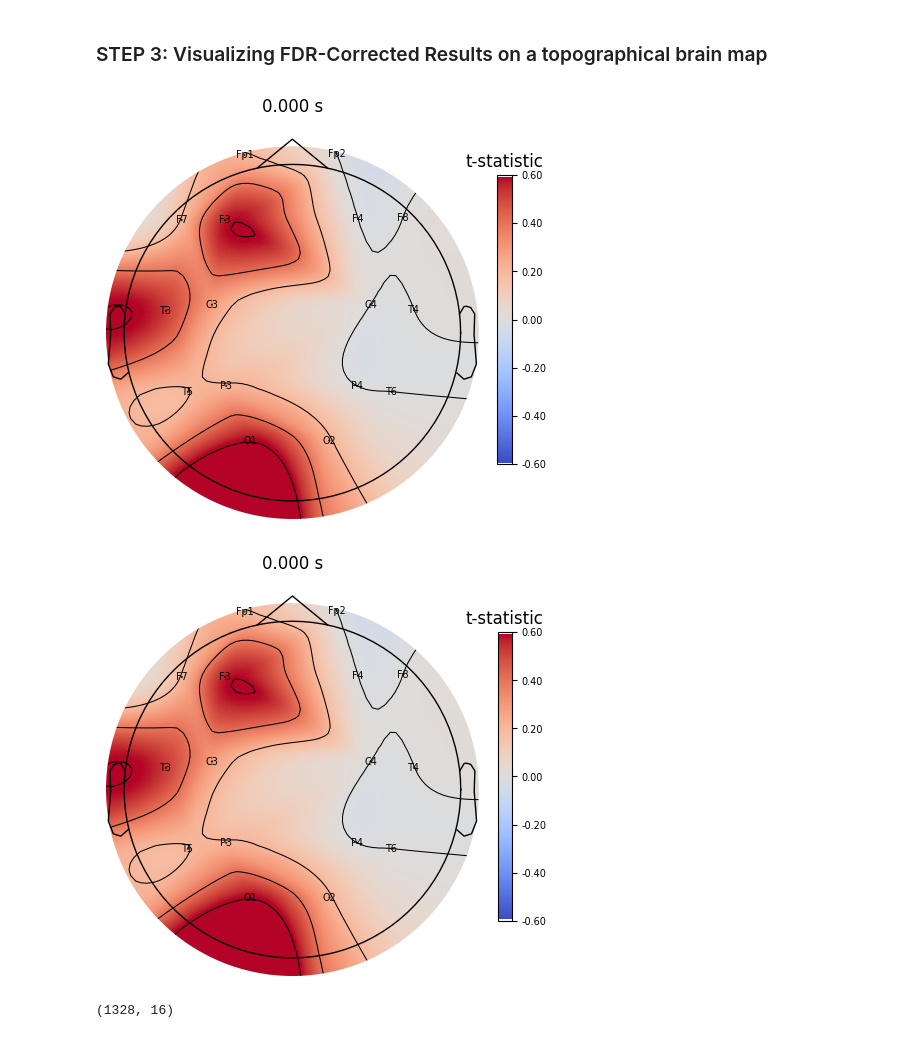
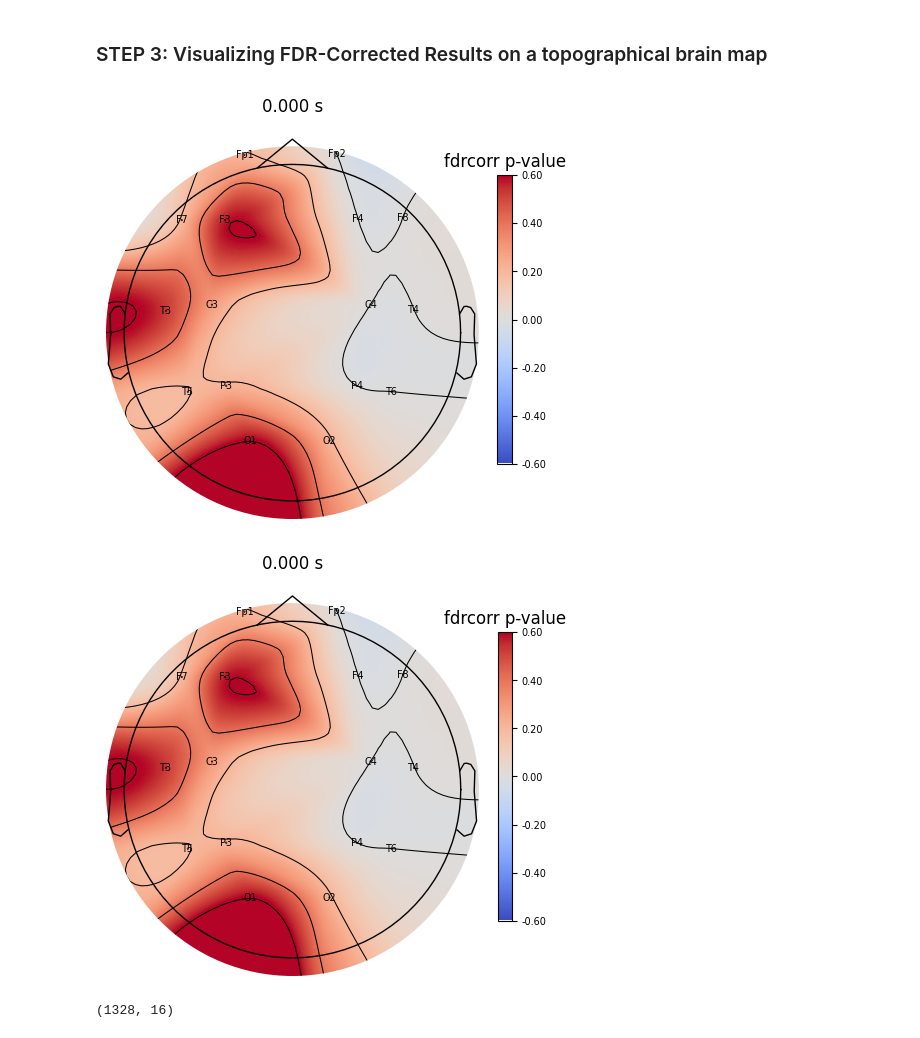
Before and after one commit to wachiii-q/brain-mdd, a Jupyter notebook: main.ipynb, the cells around one changed output. Cells and saved outputs as stored; diff of their text form; code cells hidden in the pictures.

```diff
--- a/main.ipynb
+++ b/main.ipynb
@@ -396,14 +409,14 @@ print(fdrSignificant)
 # %%
 channelNames = [channel.name for channel in ChannelMapping]
 channelTypes = ["eeg"] * len(channelNames)
 montage = mne.channels.make_standard_montage("standard_1020")
 info = mne.create_info(channelNames, MODMA_SFREQ, channelTypes)
 info.set_montage(montage)
 
 fdrCorrectedPValue = fdrCorrectedPValue.reshape((16, 1))
 evoked = mne.EvokedArray(fdrCorrectedPValue, info)
-evoked.plot_topomap(times=0, scalings=1, time_unit='s', size=3, cmap='coolwarm', show_names=True, cbar_fmt="%0.2f", units="t-statistic")
+evoked.plot_topomap(times=0, scalings=1, time_unit='s', size=3, cmap='coolwarm', show_names=True, cbar_fmt="%0.2f", units="fdrcorr p-value")
 # %% [output]
-[figure, old version]
+[figure, new version]
-[figure, old version]
+[figure, new version]
 # %%
```
Also changed, not shown: parts of 6 cells of this notebook, 1 other file.
